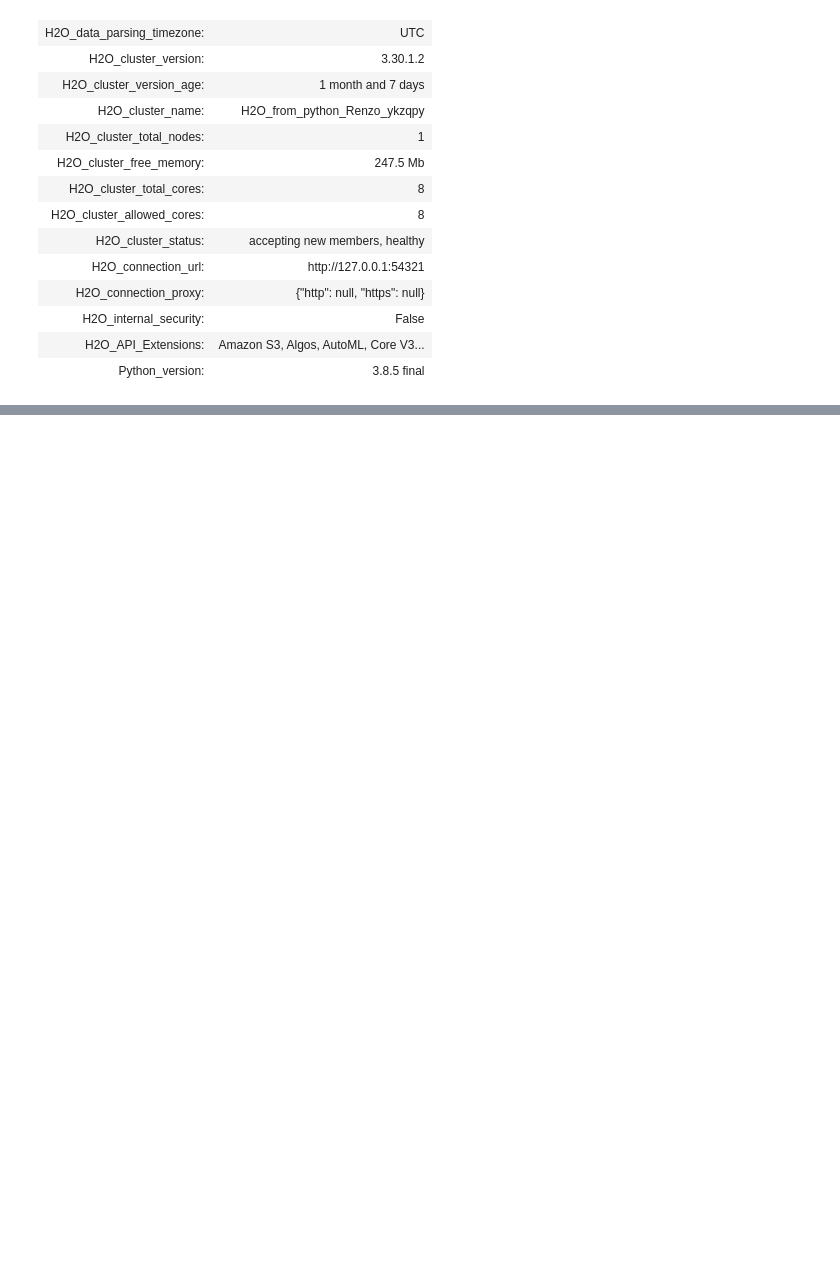
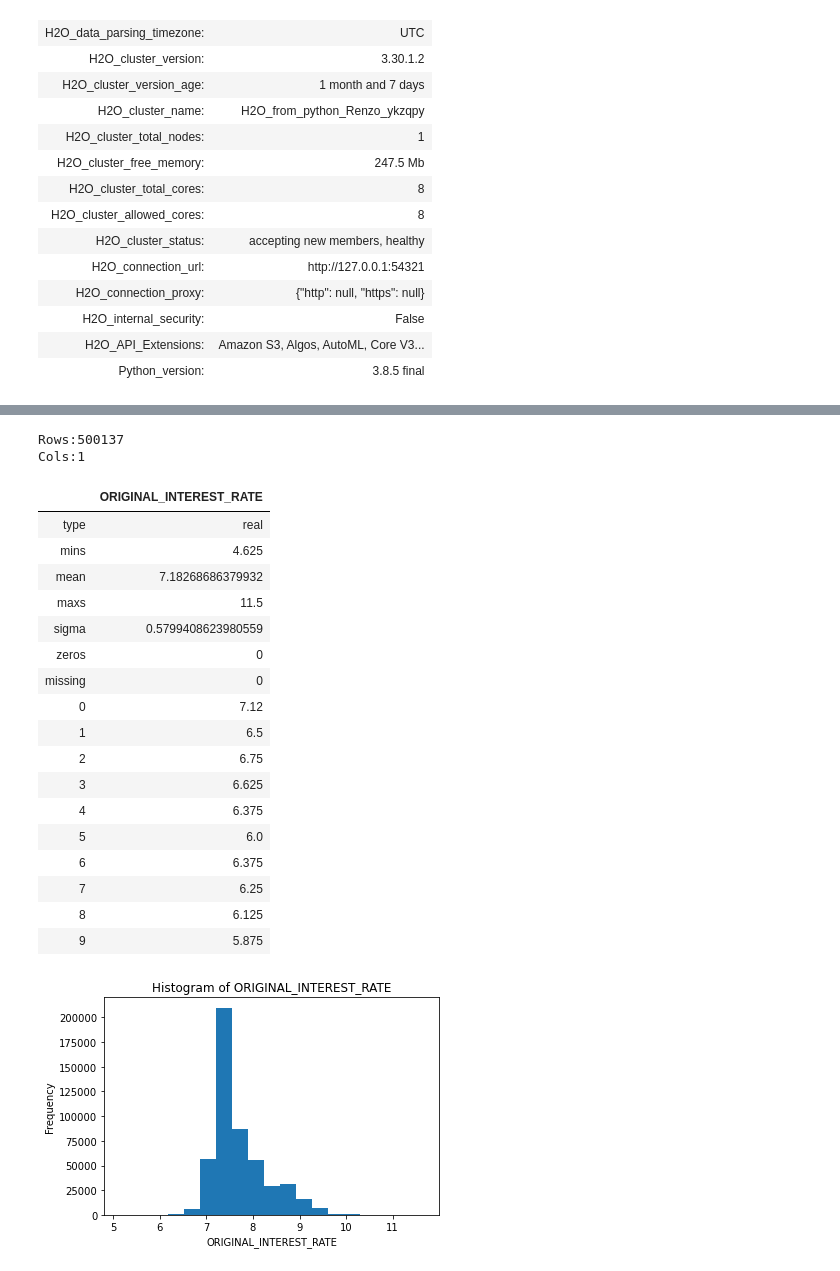
Before and after one commit to renzocsilva/H2O_journey, a Jupyter notebook: Regression_InterestRates.ipynb, the cells around one changed output, grey strips where cells are left out. Drawn from its saved outputs; the diff is of its cells as text; code cells hidden in the pictures; blank space fills up the shorter version.

```diff
--- a/Regression_InterestRates.ipynb
+++ b/Regression_InterestRates.ipynb
@@ -49,0 +50,26 @@ SyntaxError: invalid syntax (&lt;ipython-input-2-b8193dcab7f3&gt;, line 2)
+# %%
+#loan_level.head()
+loan_level["ORIGINAL_INTEREST_RATE"].describe()
+loan_level["ORIGINAL_INTEREST_RATE"].hist()
+# %% [output]
+Rows:500137
+Cols:1
+|  | ORIGINAL_INTEREST_RATE |
+| type | real |
+| mins | 4.625 |
+| mean | 7.18268686379932 |
+| maxs | 11.5 |
+| sigma | 0.5799408623980559 |
+| zeros | 0 |
+| missing | 0 |
+| 0 | 7.12 |
+| 1 | 6.5 |
+| 2 | 6.75 |
+| 3 | 6.625 |
+| 4 | 6.375 |
+| 5 | 6.0 |
+| 6 | 6.375 |
+| 7 | 6.25 |
+| 8 | 6.125 |
+| 9 | 5.875 |
+[figure, added]
```
Also changed, not shown: parts of 9 cells of this notebook.
